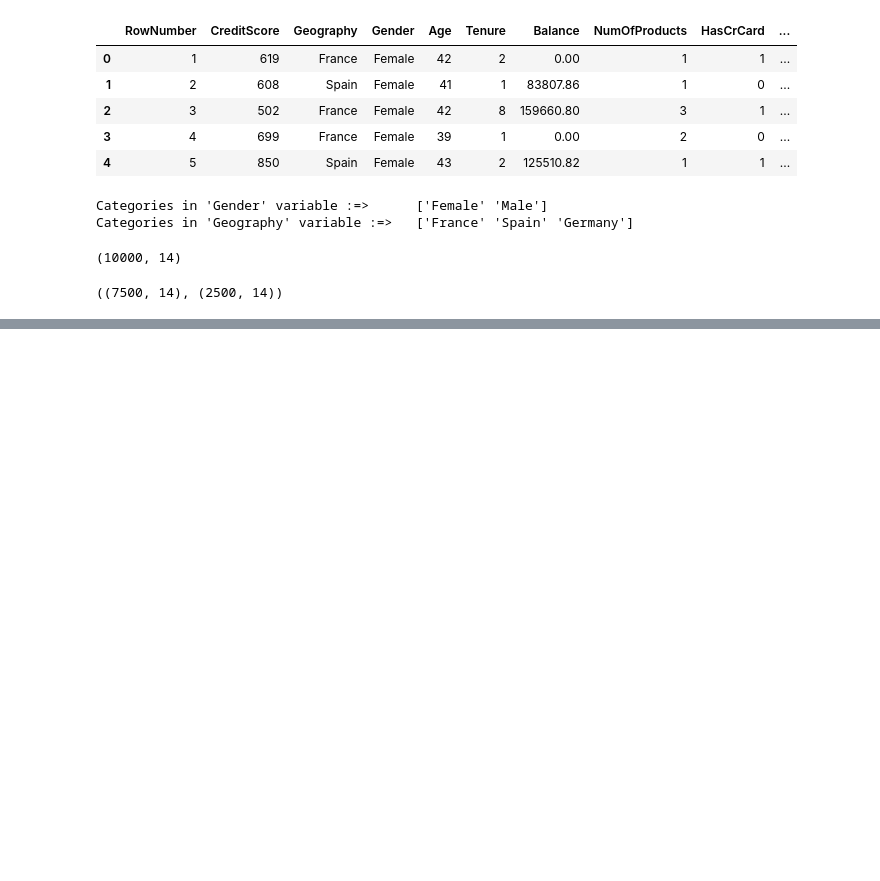
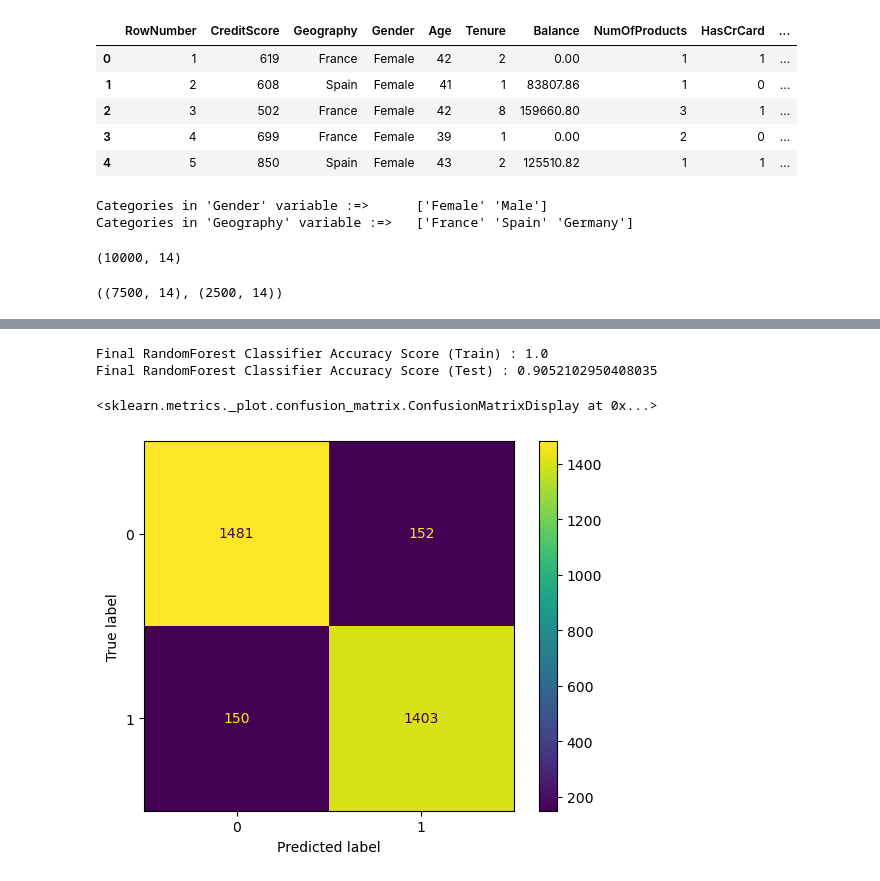
Before and after one commit to vikash282/churn_modelling_classification, a Jupyter notebook: Notebook/model_training.ipynb, the cells around one changed output, grey strips where cells are left out. Cells and saved outputs as stored; diff of their text form; code cells hidden in the pictures; blank space fills up the shorter version.

```diff
--- a/Notebook/model_training.ipynb
+++ b/Notebook/model_training.ipynb
@@ -85 +103,5 @@ def evaluate_model(true, predicted):
+# %%
+smt = SMOTE(random_state=42,sampling_strategy='auto' , n_jobs=-1)
+# Fit the model to generate the data.
+X, y = smt.fit_resample(X, y)
 # %%
@@ -228,0 +404,30 @@ Model performance for Test set
+# %%
+final_model = RandomForestClassifier()
+
+# Resampling the minority class. The strategy can be changed as required.
+smt = SMOTE(random_state=42,sampling_strategy='auto', n_jobs=-1)
+# Fit the model to generate the data.
+X, y = smt.fit_resample(X, y)
+# %%
+X_train, X_test, y_train, y_test = train_test_split(X,y,test_size=0.2,random_state=42)
+
+final_model = final_model.fit(X_train, y_train)
+y_pred = final_model.predict(X_test)
+# %%
+print("Final RandomForest Classifier Accuracy Score (Train) :", final_model.score(X_train,y_train))
+print("Final RandomForest Classifier Accuracy Score (Test) :", accuracy_score(y_pred,y_test))
+# %% [output]
+Final RandomForest Classifier Accuracy Score (Train) : 1.0
+Final RandomForest Classifier Accuracy Score (Test) : 0.9052102950408035
+# %%
+from sklearn.metrics import confusion_matrix, ConfusionMatrixDisplay
+
+# Calculate the confusion matrix
+cm = confusion_matrix(y_test, final_model.predict(X_test))
+
+# Create a confusion matrix display
+disp = ConfusionMatrixDisplay(confusion_matrix=cm)
+disp.plot()
+# %% [output]
+<sklearn.metrics._plot.confusion_matrix.ConfusionMatrixDisplay at 0x...>
+[figure, added]
```
Also changed, not shown: parts of 15 cells of this notebook, 11 other files.
